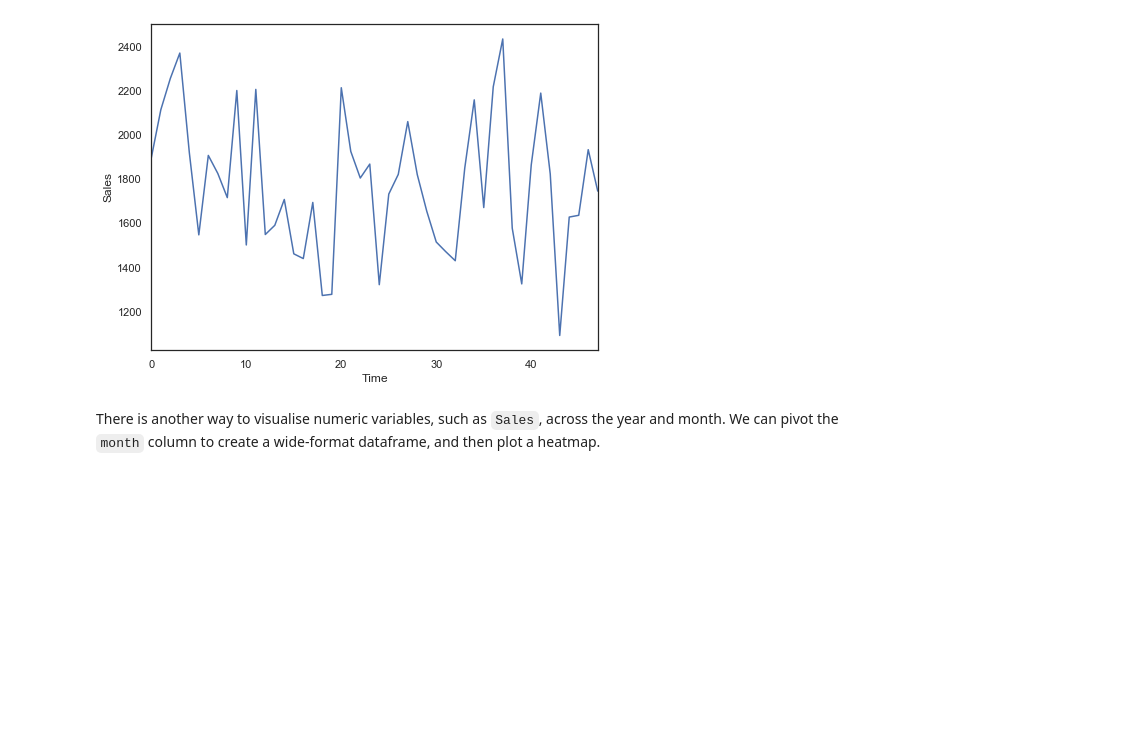
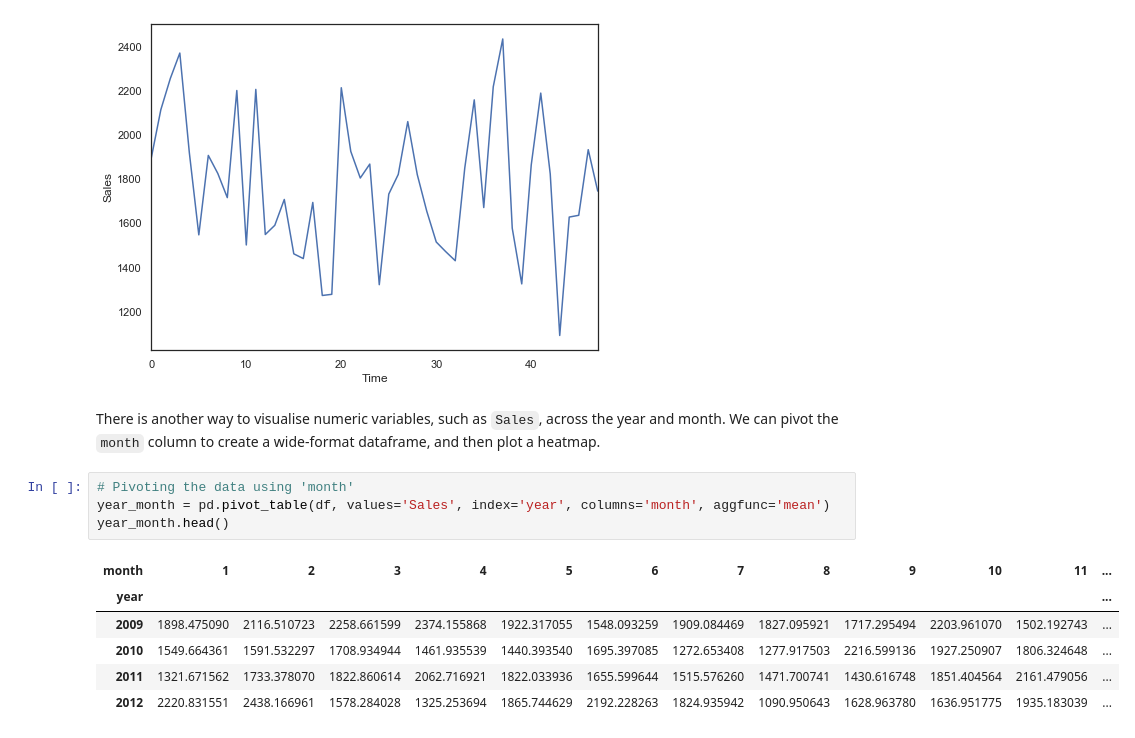
Before and after one commit to R-aryan/Machine_Learning_Crash_Course, a Jupyter notebook: Data Visualization/Visualising_Time_series_data.ipynb, the cells around one changed output. Drawn from its saved outputs; the diff is of its cells as text; blank space fills up the shorter version.

````diff
--- a/Data Visualization/Visualising_Time_series_data.ipynb
+++ b/Data Visualization/Visualising_Time_series_data.ipynb
@@ -173,3 +173,14 @@ plt.show()
 [figure]
 # %% [markdown]
 There is another way to visualise numeric variables, such as ```Sales```, across the year and month. We can pivot the ```month``` column to create a wide-format dataframe, and then plot a heatmap.
+# %%
+# Pivoting the data using 'month'
+year_month = pd.pivot_table(df, values='Sales', index='year', columns='month', aggfunc='mean')
+year_month.head()
+# %% [output]
+| month | 1 | 2 | 3 | 4 | 5 | 6 | 7 | 8 | 9 | 10 | 11 | ... |
+| year |  |  |  |  |  |  |  |  |  |  |  | ... |
+| 2009 | 1898.475090 | 2116.510723 | 2258.661599 | 2374.155868 | 1922.317055 | 1548.093259 | 1909.084469 | 1827.095921 | 1717.295494 | 2203.961070 | 1502.192743 | ... |
+| 2010 | 1549.664361 | 1591.532297 | 1708.934944 | 1461.935539 | 1440.393540 | 1695.397085 | 1272.653408 | 1277.917503 | 2216.599136 | 1927.250907 | 1806.324648 | ... |
+| 2011 | 1321.671562 | 1733.378070 | 1822.860614 | 2062.716921 | 1822.033936 | 1655.599644 | 1515.576260 | 1471.700741 | 1430.616748 | 1851.404564 | 2161.479056 | ... |
+| 2012 | 2220.831551 | 2438.166961 | 1578.284028 | 1325.253694 | 1865.744629 | 2192.228263 | 1824.935942 | 1090.950643 | 1628.963780 | 1636.951775 | 1935.183039 | ... |
````
Also changed, not shown: parts of 2 cells of this notebook.
